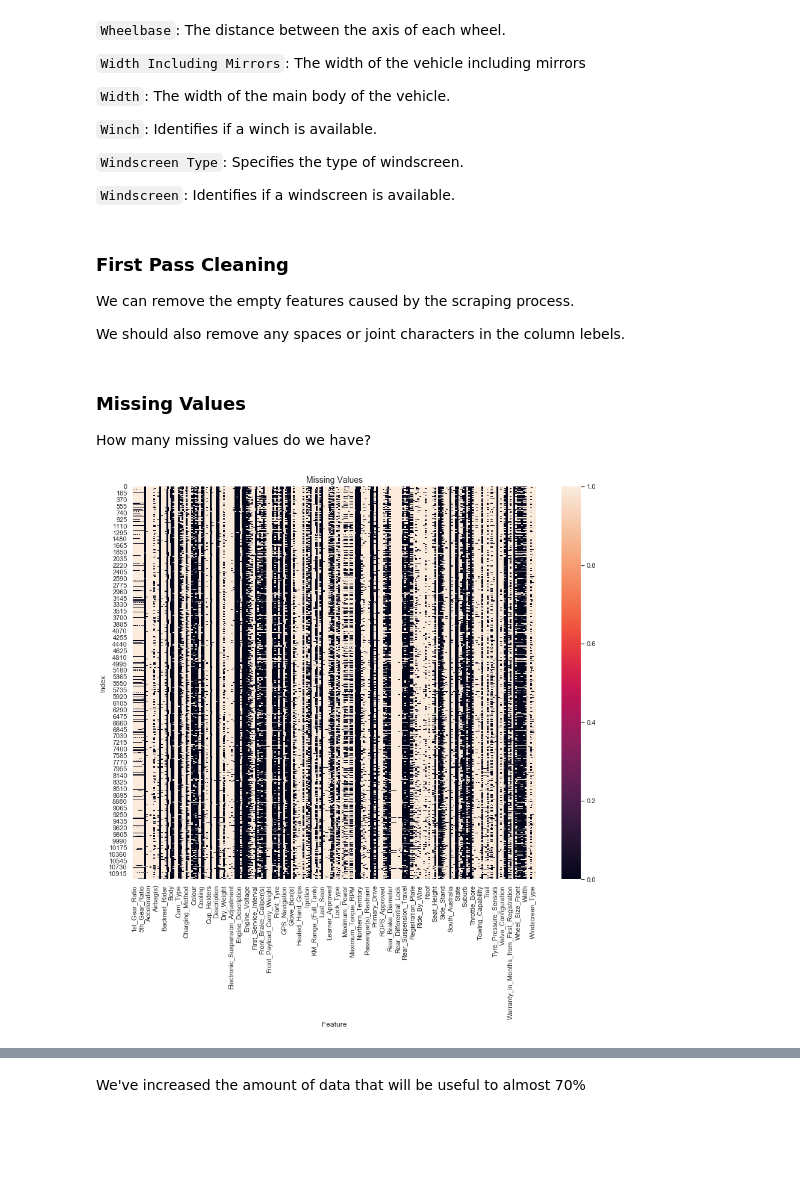
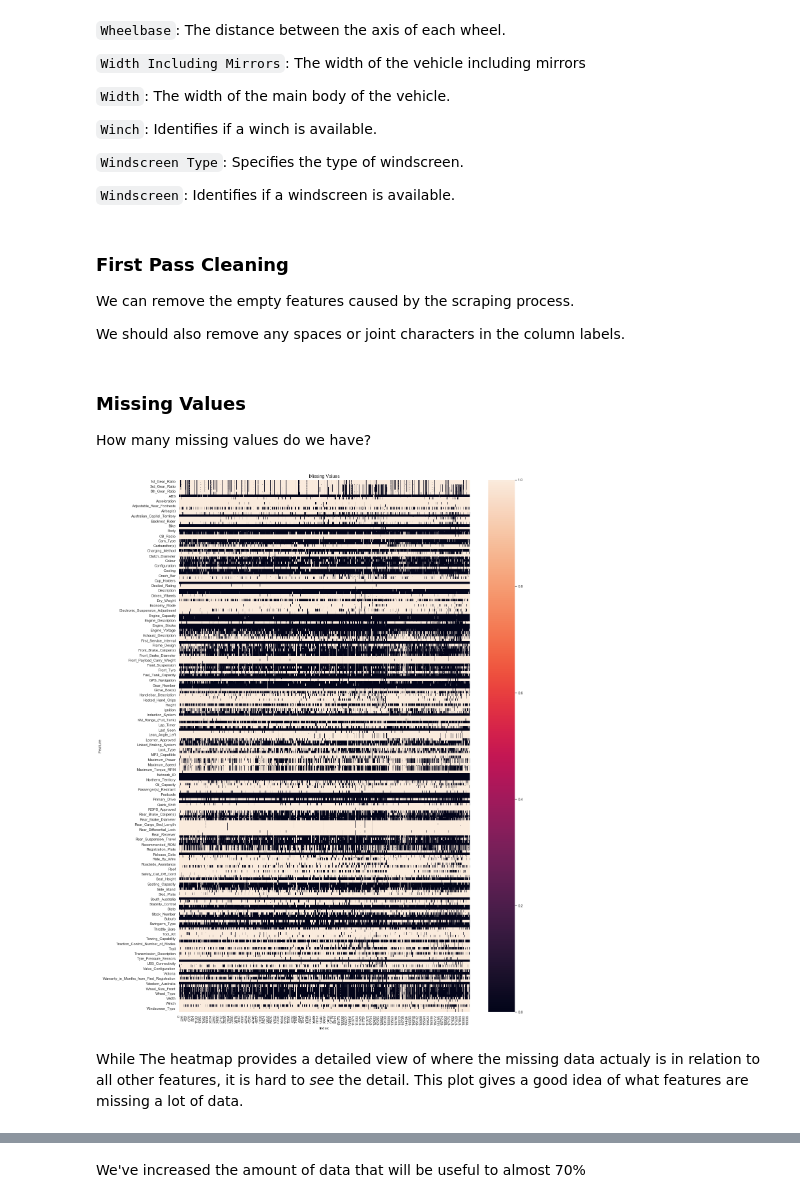
Before and after one commit to beaubellamy/BikeSales, a Jupyter notebook: BikeSales EDA.ipynb, the cells around one changed output, grey strips where cells are left out. Saved outputs shown, nothing was run; the diff lists cells and outputs as text; code cells hidden in the pictures; blank space fills up the shorter version.

```diff
--- a/BikeSales EDA.ipynb
+++ b/BikeSales EDA.ipynb
@@ -541,7 +541,7 @@ df.head()
 ### First Pass Cleaning
 We can remove the empty features caused by the scraping process.
 
-We should also remove any spaces or joint characters in the column lebels.
+We should also remove any spaces or joint characters in the column labels.
 # %%
 # Drop known empty features
 for col in list(df.columns):
@@ -567,17 +567,19 @@ How many missing values do we have?
 # %%
 # Display missing values as a heatmap, where the hot part represents missing data
 def missing_heatmap(df):
-    fig, ax = plt.subplots(figsize=(15,12))
-    sns.heatmap(df.isnull(), cbar=True, ax=ax)
-    plt.xlabel('Feature')
-    plt.ylabel('Index')
+    fig, ax = plt.subplots(figsize=(20,30))
+    sns.heatmap(df.isnull().T, cbar=True, ax=ax)
+    plt.ylabel('Feature')
+    plt.xlabel('Index')
     plt.title('Missing Values', fontsize=14)
     plt.show()
 
 missing_heatmap(df)
 # The pale region indicates missing values.
 # %% [output]
-[figure, old version]
+[figure, new version]
+# %% [markdown]
+While The heatmap provides a detailed view of where the missing data actualy is in relation to all other features, it is hard to *see* the detail. This plot gives a good idea of what features are missing a lot of data.
 # %%
 # Alternatively display number of valid data as a percentage in a bar chart
 def missing_bar(df,figsize=(20,20)):
```
Also changed, not shown: parts of 33 cells of this notebook.
